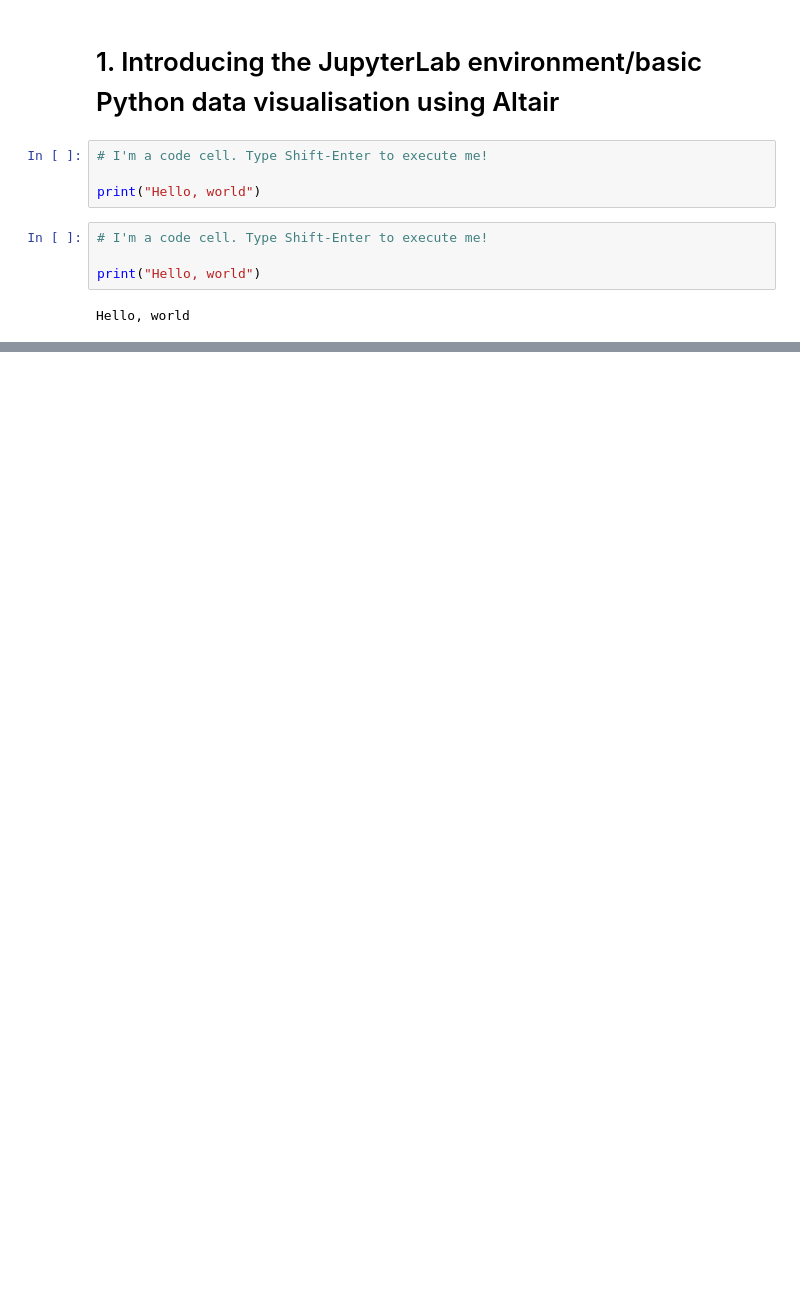
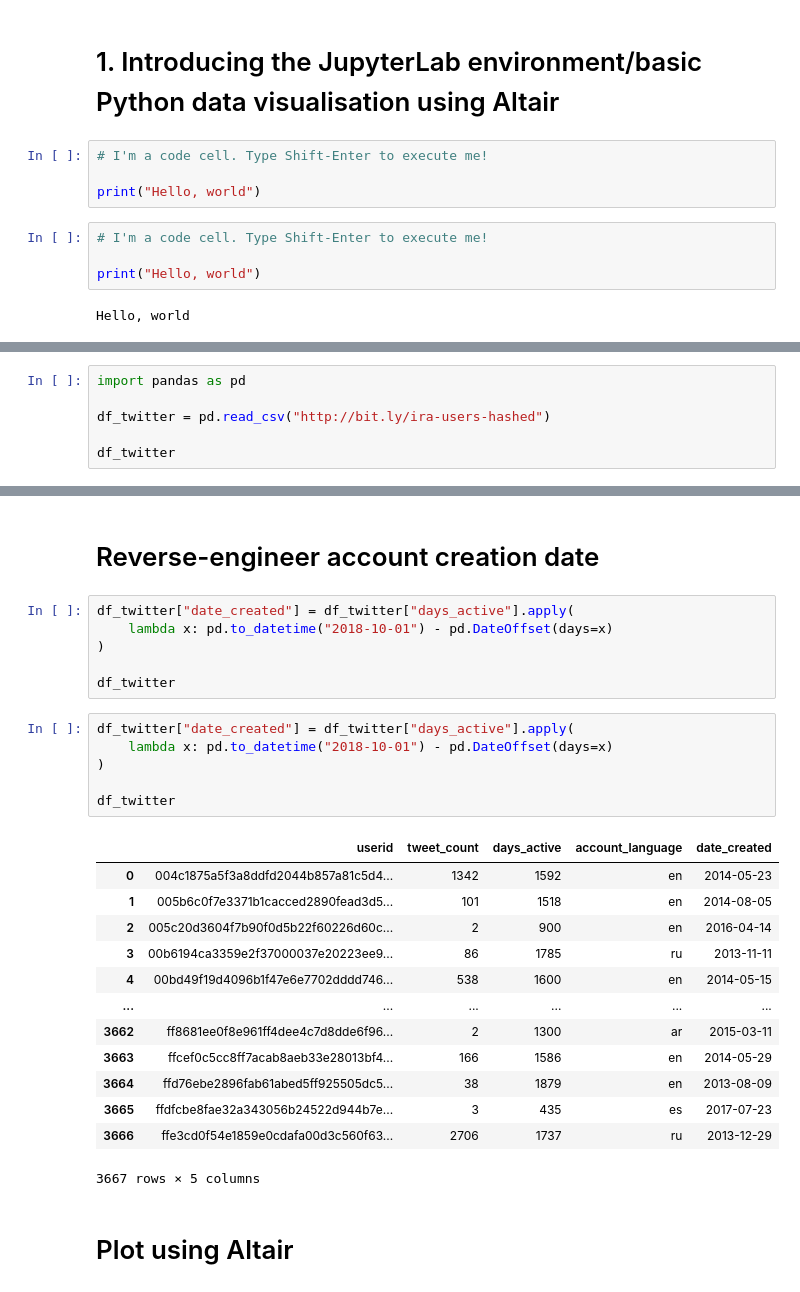
Before and after one commit to davidbjourno/nicar20-exploratory-dataviz, a Jupyter notebook: slides.ipynb, the cells around one changed output, grey strips where cells are left out. Drawn from its saved outputs; the diff is of its cells as text; blank space fills up the shorter version.

```diff
--- a/slides.ipynb
+++ b/slides.ipynb
@@ -126,0 +162,6 @@ alt.Chart(df_stocks).mark_line(point=True).encode(
+# %%
+import pandas as pd
+
+df_twitter = pd.read_csv("http://bit.ly/ira-users-hashed")
+
+df_twitter
@@ -126,0 +182,30 @@ alt.Chart(df_stocks).mark_line(point=True).encode(
+# %% [markdown]
+# Reverse-engineer account creation date
+# %%
+df_twitter["date_created"] = df_twitter["days_active"].apply(
+    lambda x: pd.to_datetime("2018-10-01") - pd.DateOffset(days=x)
+)
+
+df_twitter
+# %%
+df_twitter["date_created"] = df_twitter["days_active"].apply(
+    lambda x: pd.to_datetime("2018-10-01") - pd.DateOffset(days=x)
+)
+
+df_twitter
+# %% [output]
+|  | userid | tweet_count | days_active | account_language | date_created |
+| 0 | 004c1875a5f3a8ddfd2044b857a81c5d4... | 1342 | 1592 | en | 2014-05-23 |
+| 1 | 005b6c0f7e3371b1cacced2890fead3d5... | 101 | 1518 | en | 2014-08-05 |
+| 2 | 005c20d3604f7b90f0d5b22f60226d60c... | 2 | 900 | en | 2016-04-14 |
+| 3 | 00b6194ca3359e2f37000037e20223ee9... | 86 | 1785 | ru | 2013-11-11 |
+| 4 | 00bd49f19d4096b1f47e6e7702dddd746... | 538 | 1600 | en | 2014-05-15 |
+| ... | ... | ... | ... | ... | ... |
+| 3662 | ff8681ee0f8e961ff4dee4c7d8dde6f96... | 2 | 1300 | ar | 2015-03-11 |
+| 3663 | ffcef0c5cc8ff7acab8aeb33e28013bf4... | 166 | 1586 | en | 2014-05-29 |
+| 3664 | ffd76ebe2896fab61abed5ff925505dc5... | 38 | 1879 | en | 2013-08-09 |
+| 3665 | ffdfcbe8fae32a343056b24522d944b7e... | 3 | 435 | es | 2017-07-23 |
+| 3666 | ffe3cd0f54e1859e0cdafa00d3c560f63... | 2706 | 1737 | ru | 2013-12-29 |
+3667 rows × 5 columns
+# %% [markdown]
+# Plot using Altair
```
Also changed, not shown: parts of 47 cells of this notebook, 10 other files.
